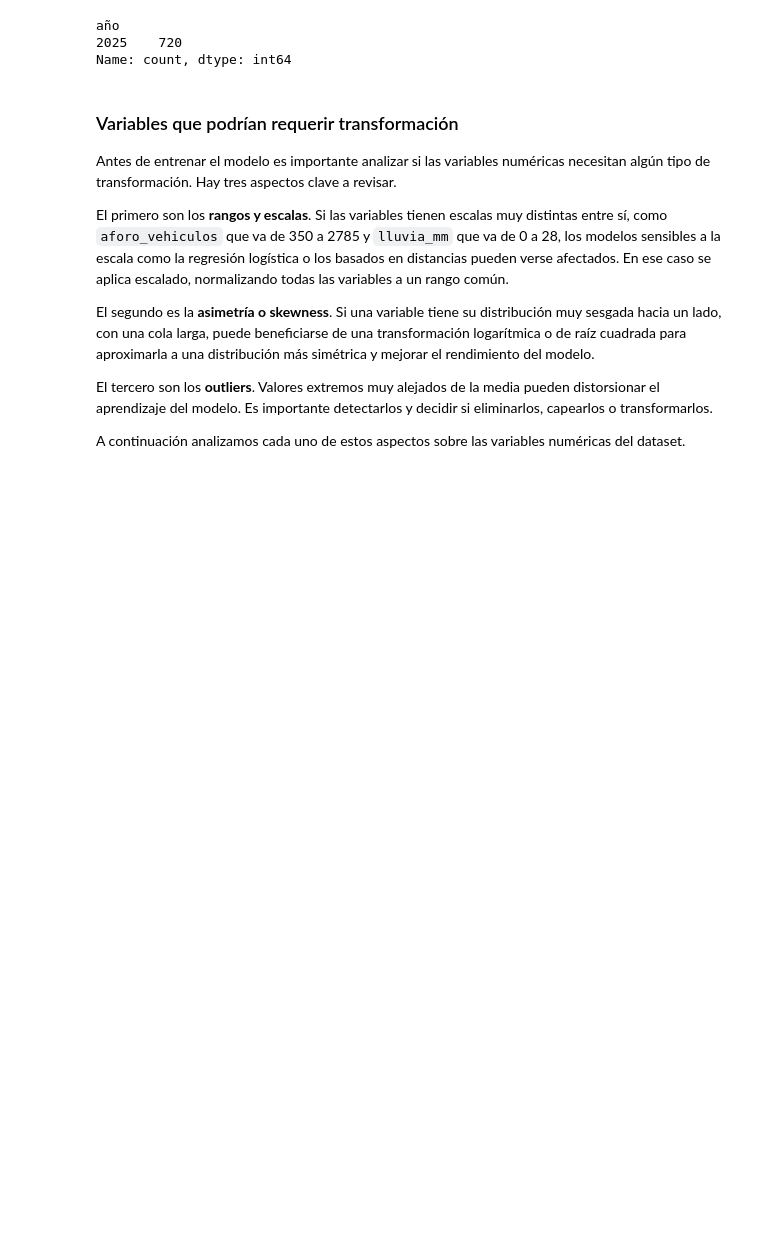
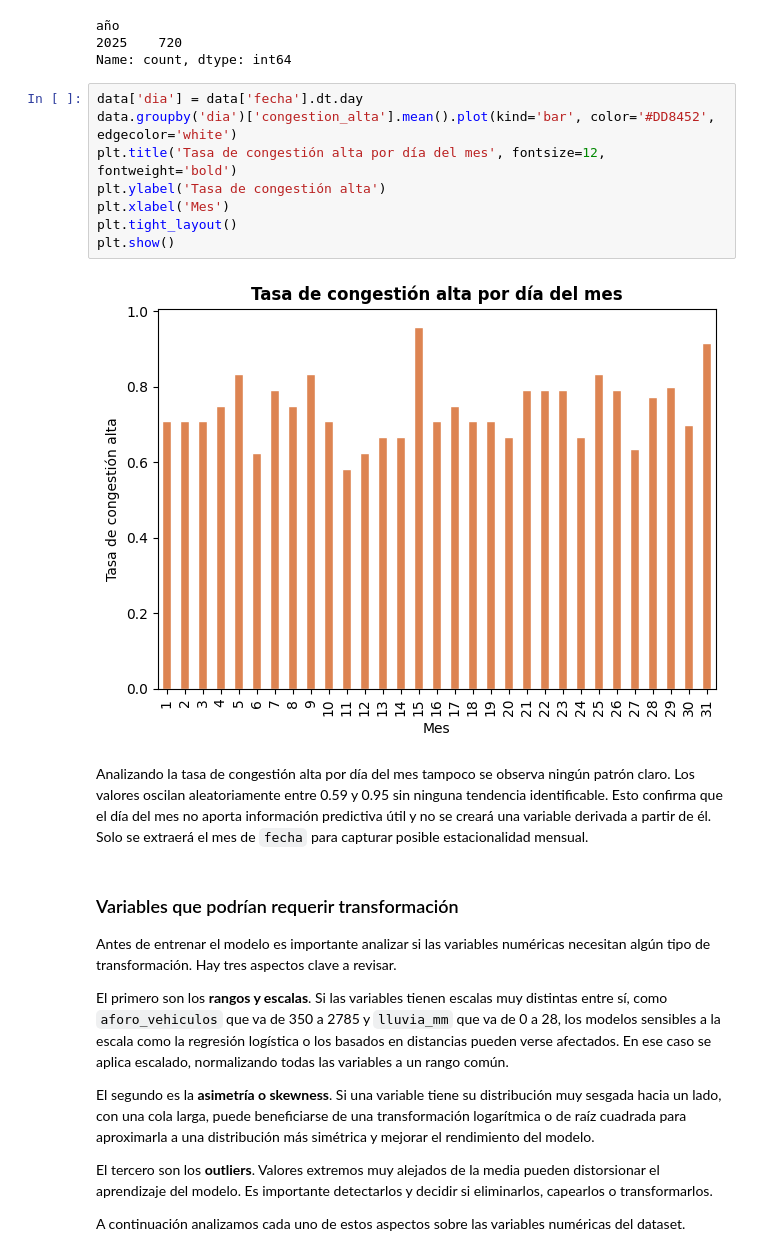
Before and after one commit to sghailan/urban-congestion-predictor, a Jupyter notebook: notebooks/analisis_congestion_urbana.ipynb, the cells around one changed output. Saved outputs shown, nothing was run; the diff lists cells and outputs as text; blank space fills up the shorter version.

```diff
--- a/notebooks/analisis_congestion_urbana.ipynb
+++ b/notebooks/analisis_congestion_urbana.ipynb
@@ -594,6 +594,18 @@ data['año'].value_counts() # todos los registros son de 2025
 año
 2025    720
 Name: count, dtype: int64
+# %%
+data['dia'] = data['fecha'].dt.day
+data.groupby('dia')['congestion_alta'].mean().plot(kind='bar', color='#DD8452', edgecolor='white')
+plt.title('Tasa de congestión alta por día del mes', fontsize=12, fontweight='bold')
+plt.ylabel('Tasa de congestión alta')
+plt.xlabel('Mes')
+plt.tight_layout()
+plt.show()
+# %% [output]
+[figure, added]
+# %% [markdown]
+Analizando la tasa de congestión alta por día del mes tampoco se observa ningún patrón claro. Los valores oscilan aleatoriamente entre 0.59 y 0.95 sin ninguna tendencia identificable. Esto confirma que el día del mes no aporta información predictiva útil y no se creará una variable derivada a partir de él. Solo se extraerá el mes de `fecha` para capturar posible estacionalidad mensual.
 # %% [markdown]
 ### Variables que podrían requerir transformación
 
```
Also changed, not shown: parts of 36 cells of this notebook.
